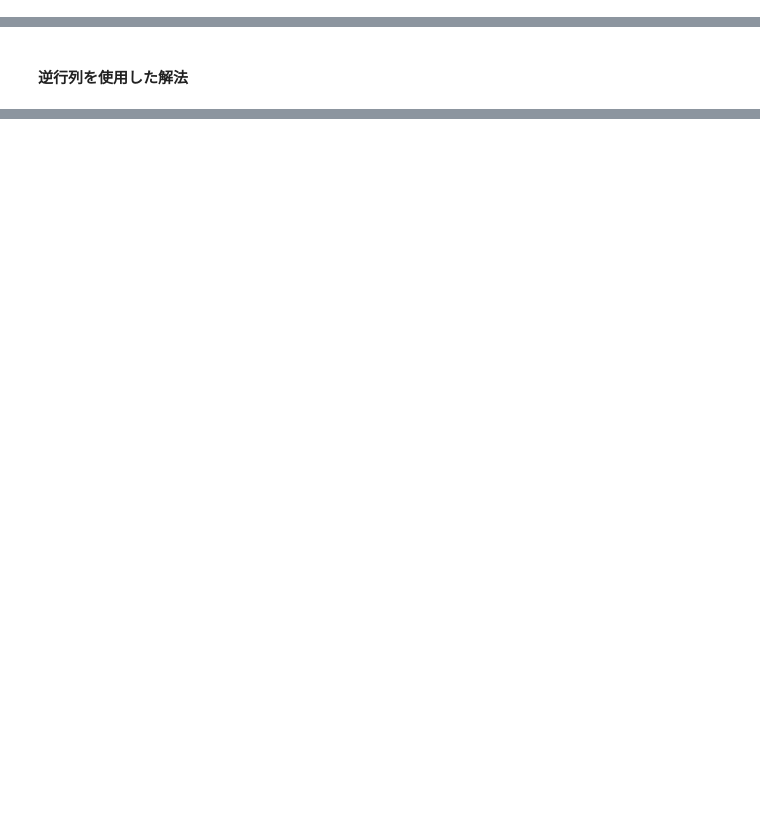
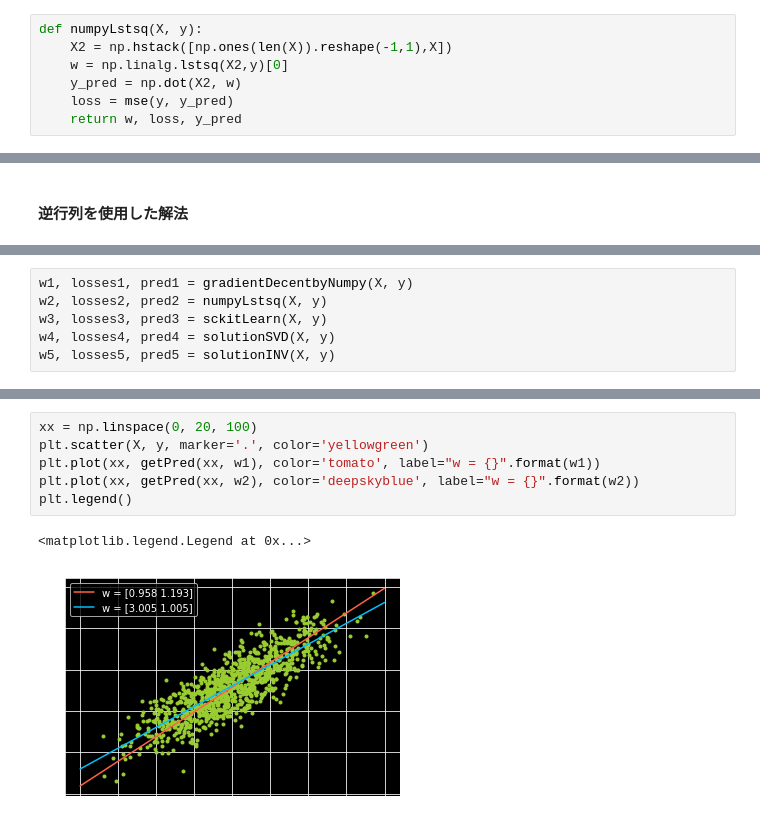
Before and after one commit to yugitti/kaggle, a Jupyter notebook: LinearRegression-Copy1.ipynb, the cells around one changed output, grey strips where cells are left out. Drawn from its saved outputs; the diff is of its cells as text; blank space fills up the shorter version.

```diff
--- a/LinearRegression-Copy1.ipynb
+++ b/LinearRegression-Copy1.ipynb
@@ -180,2 +156,9 @@ To use the future default and silence this warning we advise to pass `rcond=None
+# %%
+def numpyLstsq(X, y):
+    X2 = np.hstack([np.ones(len(X)).reshape(-1,1),X])
+    w = np.linalg.lstsq(X2,y)[0]
+    y_pred = np.dot(X2, w)
+    loss = mse(y, y_pred)
+    return w, loss, y_pred
 # %% [markdown]
 #### scikit-learnによる解
@@ -224,0 +221,6 @@ Inverse: [2.99  1.007]
+# %%
+w1, losses1, pred1 = gradientDecentbyNumpy(X, y)
+w2, losses2, pred2 = numpyLstsq(X, y)
+w3, losses3, pred3 = sckitLearn(X, y)
+w4, losses4, pred4 = solutionSVD(X, y)
+w5, losses5, pred5 = solutionINV(X, y)
@@ -224,0 +230,9 @@ Inverse: [2.99  1.007]
+# %%
+xx = np.linspace(0, 20, 100)
+plt.scatter(X, y, marker='.', color='yellowgreen')
+plt.plot(xx, getPred(xx, w1), color='tomato', label="w = {}".format(w1))
+plt.plot(xx, getPred(xx, w2), color='deepskyblue', label="w = {}".format(w2))
+plt.legend()
+# %% [output]
+<matplotlib.legend.Legend at 0x...>
+[figure, added]
```
Also changed, not shown: parts of 49 cells of this notebook.
